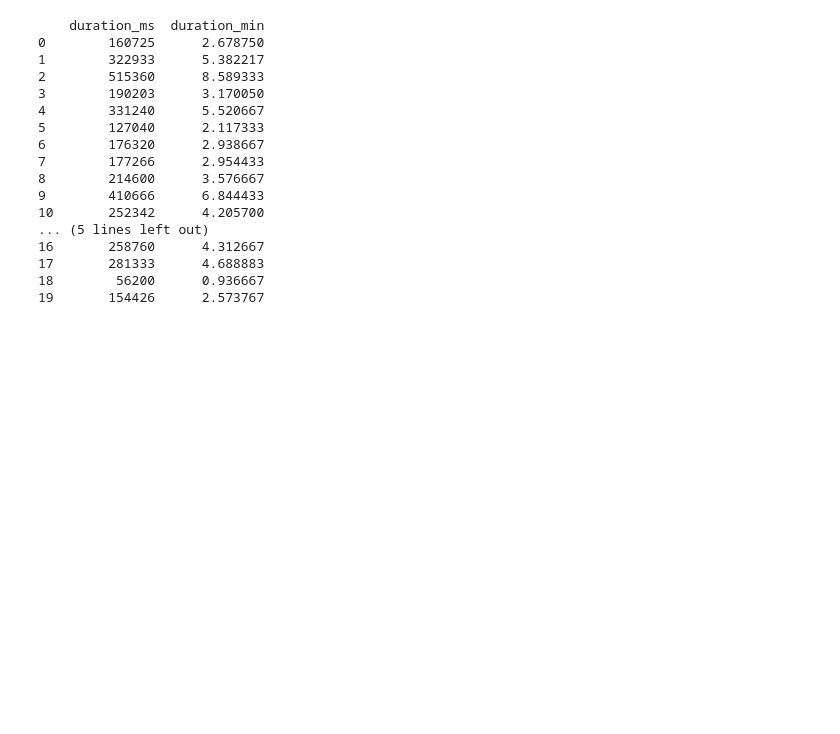
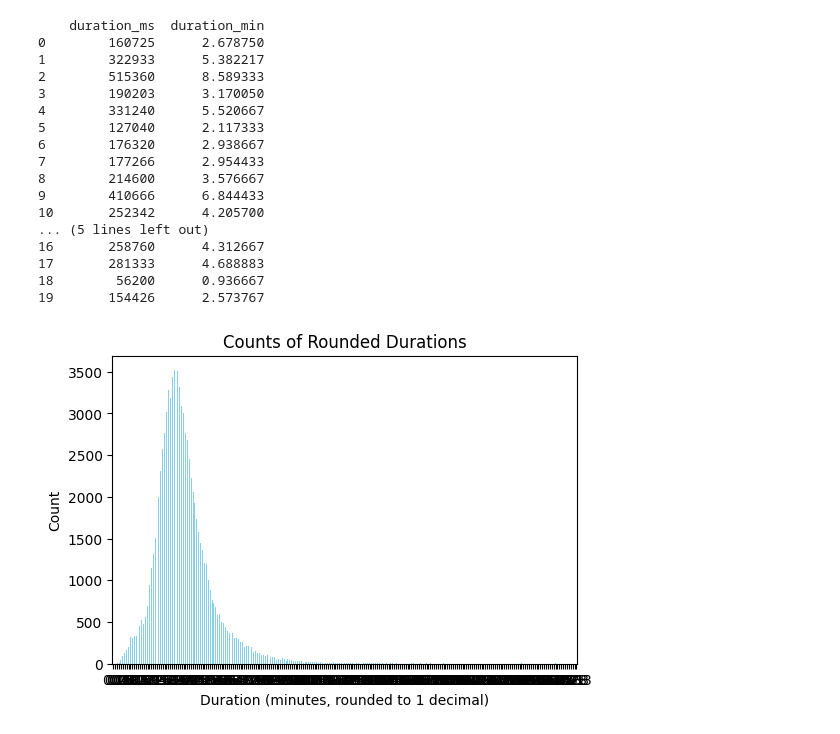
Before and after one commit to cathaldunne11/spotify_tracks, a Jupyter notebook: exploratory2.ipynb, the cells around one changed output. Drawn from its saved outputs; the diff is of its cells as text; code cells hidden in the pictures; blank space fills up the shorter version.

```diff
--- a/exploratory2.ipynb
+++ b/exploratory2.ipynb
@@ -456,3 +456,22 @@ print(tracks_df_cln[['duration_ms', 'duration_min']].head(20))
 17       281333      4.688883
 18        56200      0.936667
 19       154426      2.573767
+# %%
+import matplotlib.pyplot as plt
+
+# visualise how long songs are
+tracks_df_cln['duration_min_rnd'] = tracks_df_cln['duration_min'].round(1)
+
+# count the occurrences
+counts = tracks_df_cln['duration_min_rnd'].value_counts().sort_index()
+
+# Plot as a bar chart
+plt.figure(figsize=(6,4))
+counts.plot(kind='bar', color='skyblue')
+plt.xlabel('Duration (minutes, rounded to 1 decimal)')
+plt.ylabel('Count')
+plt.title('Counts of Rounded Durations')
+plt.xticks(rotation=0)
+plt.show()
+# %% [output]
+[figure, added]
```
Also changed, not shown: parts of 34 cells of this notebook, 3 other files.
